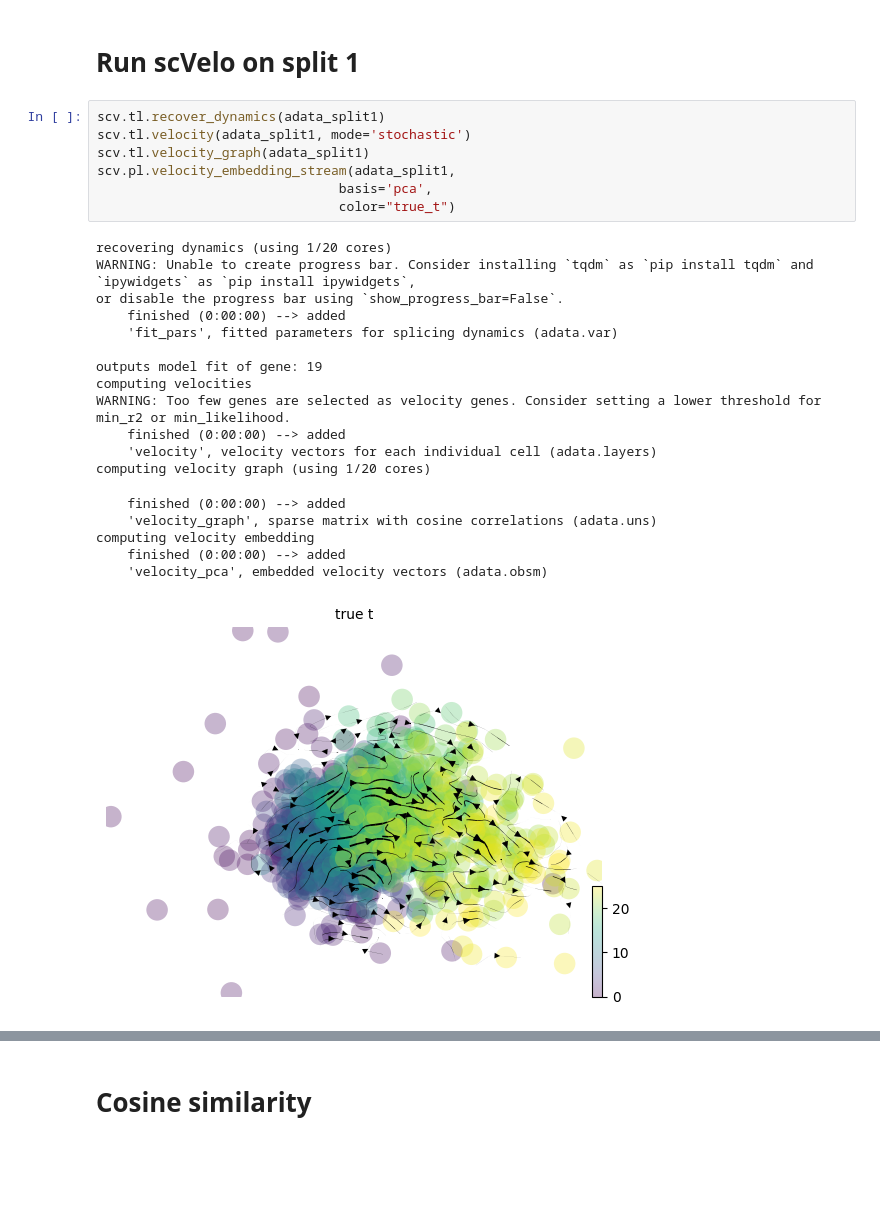
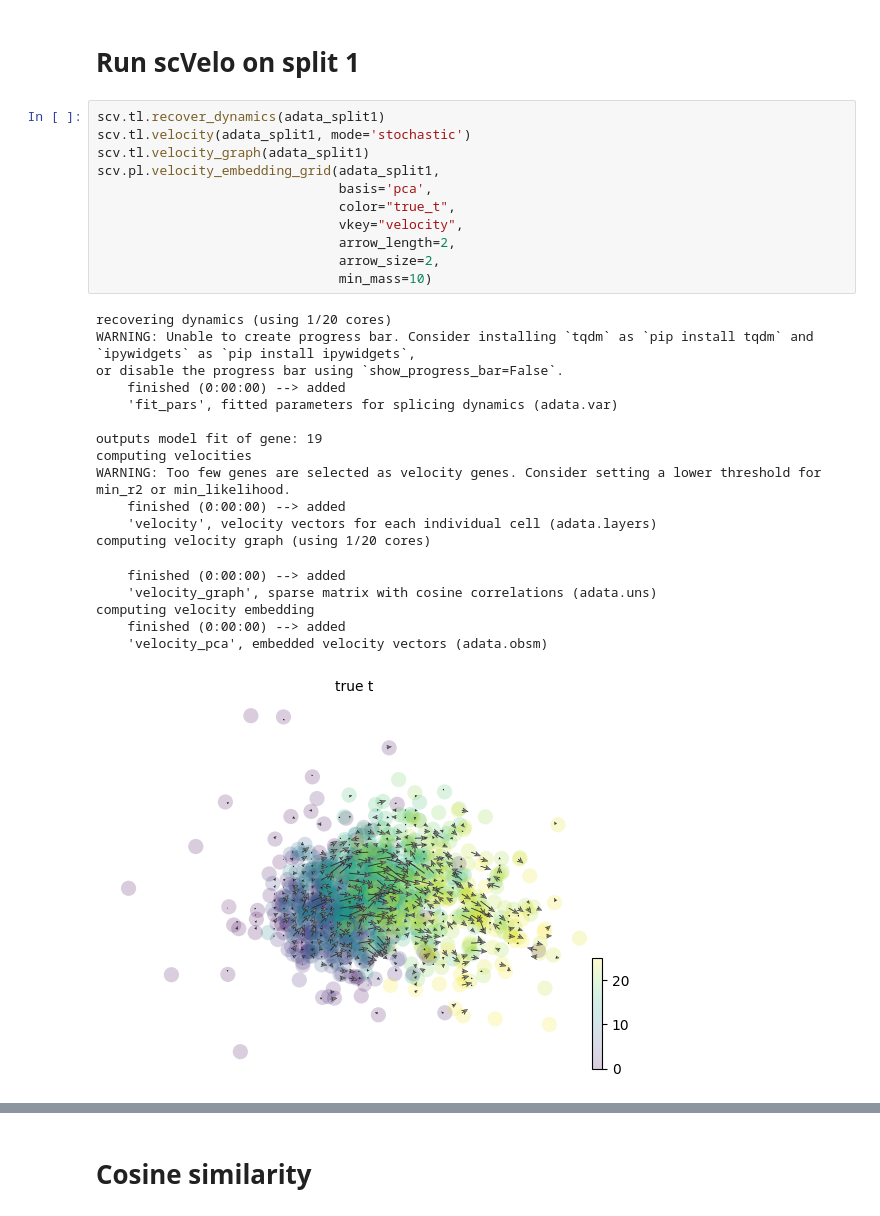
Before and after one commit to linnykos/veloUncertainty, a Jupyter notebook: code/velosim/kevin/scvelo/part3_scvelo-splits.ipynb, the cells around one changed output, grey strips where cells are left out. Drawn from its saved outputs; the diff is of its cells as text; blank space fills up the shorter version.

```diff
--- a/code/velosim/kevin/scvelo/part3_scvelo-splits.ipynb
+++ b/code/velosim/kevin/scvelo/part3_scvelo-splits.ipynb
@@ -117,29 +117,33 @@ AnnData object with n_obs × n_vars = 1000 × 20
 # %%
 scv.tl.recover_dynamics(adata_split1)
 scv.tl.velocity(adata_split1, mode='stochastic')
 scv.tl.velocity_graph(adata_split1)
-scv.pl.velocity_embedding_stream(adata_split1,
+scv.pl.velocity_embedding_grid(adata_split1,
                                basis='pca',
-                               color="true_t")
+                               color="true_t",
+                               vkey="velocity",
+                               arrow_length=2,
+                               arrow_size=2,
+                               min_mass=10)
 # %% [output]
 recovering dynamics (using 1/20 cores)
 WARNING: Unable to create progress bar. Consider installing `tqdm` as `pip install tqdm` and `ipywidgets` as `pip install ipywidgets`,
 or disable the progress bar using `show_progress_bar=False`.
     finished (0:00:00) --> added
     'fit_pars', fitted parameters for splicing dynamics (adata.var)
 
 outputs model fit of gene: 19
 computing velocities
 WARNING: Too few genes are selected as velocity genes. Consider setting a lower threshold for min_r2 or min_likelihood.
     finished (0:00:00) --> added
     'velocity', velocity vectors for each individual cell (adata.layers)
 computing velocity graph (using 1/20 cores)
     finished (0:00:00) --> added
     'velocity_graph', sparse matrix with cosine correlations (adata.uns)
 computing velocity embedding
     finished (0:00:00) --> added
     'velocity_pca', embedded velocity vectors (adata.obsm)
-[figure, old version]
+[figure, new version]
 # %%
 scv.tl.recover_dynamics(adata_split2)
 scv.tl.velocity(adata_split2, mode='stochastic')
```
Also changed, not shown: parts of 3 cells of this notebook.
